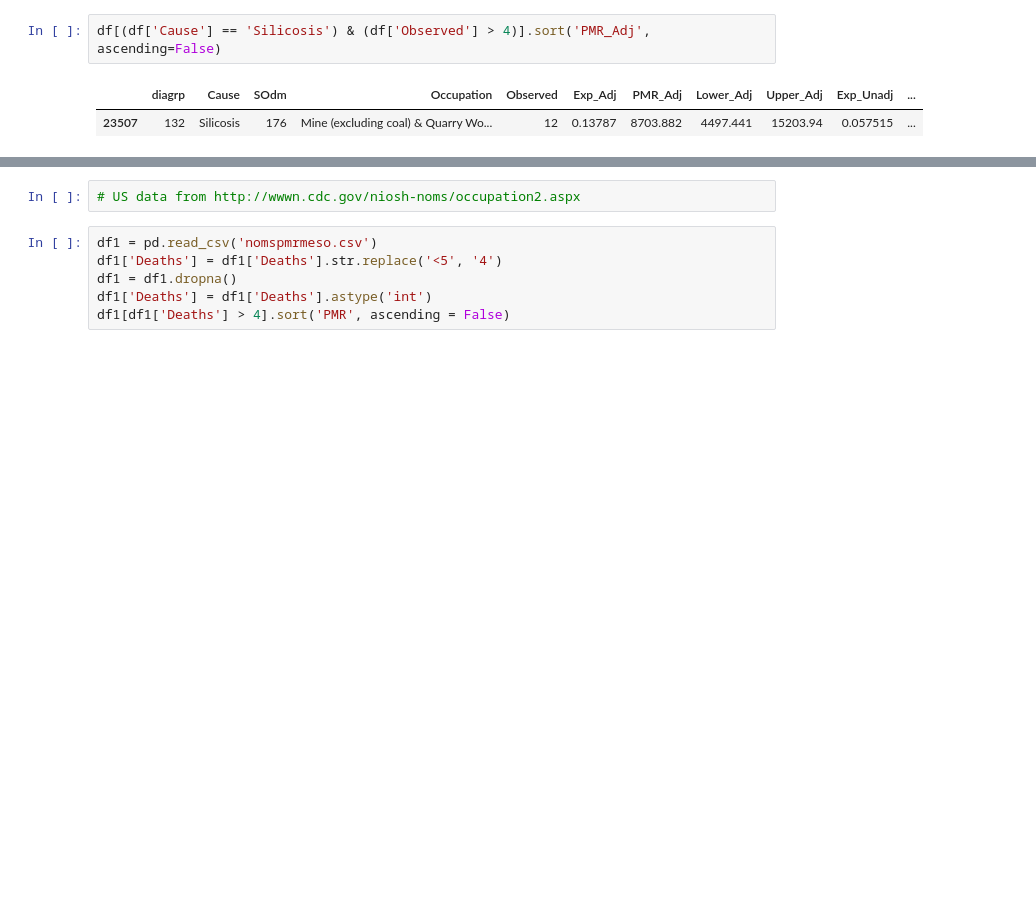
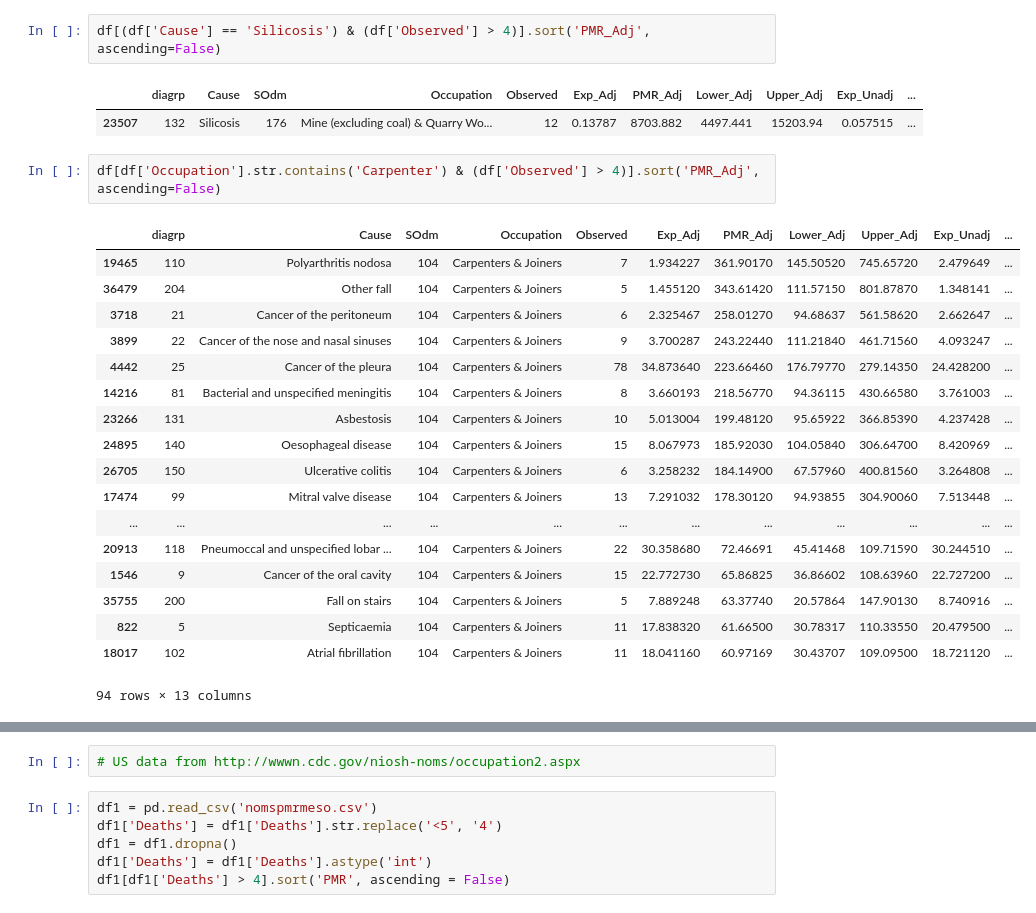
Before and after one commit to drcjar/jobdeaths, a Jupyter notebook: deathjobs.ipynb, the cells around one changed output, grey strips where cells are left out. Saved outputs shown, nothing was run; the diff lists cells and outputs as text; blank space fills up the shorter version.

```diff
--- a/deathjobs.ipynb
+++ b/deathjobs.ipynb
@@ -146,3 +129,24 @@ df[(df['Cause'] == 'Silicosis') & (df['Observed'] > 4)].sort('PMR_Adj', ascendin
 # %% [output]
 |  | diagrp | Cause | SOdm | Occupation | Observed | Exp_Adj | PMR_Adj | Lower_Adj | Upper_Adj | Exp_Unadj | ... |
 | 23507 | 132 | Silicosis | 176 | Mine (excluding coal) & Quarry Wo... | 12 | 0.13787 | 8703.882 | 4497.441 | 15203.94 | 0.057515 | ... |
+# %%
+df[df['Occupation'].str.contains('Carpenter') & (df['Observed'] > 4)].sort('PMR_Adj', ascending=False)
+# %% [output]
+|  | diagrp | Cause | SOdm | Occupation | Observed | Exp_Adj | PMR_Adj | Lower_Adj | Upper_Adj | Exp_Unadj | ... |
+| 19465 | 110 | Polyarthritis nodosa | 104 | Carpenters & Joiners | 7 | 1.934227 | 361.90170 | 145.50520 | 745.65720 | 2.479649 | ... |
+| 36479 | 204 | Other fall | 104 | Carpenters & Joiners | 5 | 1.455120 | 343.61420 | 111.57150 | 801.87870 | 1.348141 | ... |
+| 3718 | 21 | Cancer of the peritoneum | 104 | Carpenters & Joiners | 6 | 2.325467 | 258.01270 | 94.68637 | 561.58620 | 2.662647 | ... |
+| 3899 | 22 | Cancer of the nose and nasal sinuses | 104 | Carpenters & Joiners | 9 | 3.700287 | 243.22440 | 111.21840 | 461.71560 | 4.093247 | ... |
+| 4442 | 25 | Cancer of the pleura | 104 | Carpenters & Joiners | 78 | 34.873640 | 223.66460 | 176.79770 | 279.14350 | 24.428200 | ... |
+| 14216 | 81 | Bacterial and unspecified meningitis | 104 | Carpenters & Joiners | 8 | 3.660193 | 218.56770 | 94.36115 | 430.66580 | 3.761003 | ... |
+| 23266 | 131 | Asbestosis | 104 | Carpenters & Joiners | 10 | 5.013004 | 199.48120 | 95.65922 | 366.85390 | 4.237428 | ... |
+| 24895 | 140 | Oesophageal disease | 104 | Carpenters & Joiners | 15 | 8.067973 | 185.92030 | 104.05840 | 306.64700 | 8.420969 | ... |
+| 26705 | 150 | Ulcerative colitis | 104 | Carpenters & Joiners | 6 | 3.258232 | 184.14900 | 67.57960 | 400.81560 | 3.264808 | ... |
+| 17474 | 99 | Mitral valve disease | 104 | Carpenters & Joiners | 13 | 7.291032 | 178.30120 | 94.93855 | 304.90060 | 7.513448 | ... |
+| ... | ... | ... | ... | ... | ... | ... | ... | ... | ... | ... | ... |
+| 20913 | 118 | Pneumoccal and unspecified lobar ... | 104 | Carpenters & Joiners | 22 | 30.358680 | 72.46691 | 45.41468 | 109.71590 | 30.244510 | ... |
+| 1546 | 9 | Cancer of the oral cavity | 104 | Carpenters & Joiners | 15 | 22.772730 | 65.86825 | 36.86602 | 108.63960 | 22.727200 | ... |
+| 35755 | 200 | Fall on stairs | 104 | Carpenters & Joiners | 5 | 7.889248 | 63.37740 | 20.57864 | 147.90130 | 8.740916 | ... |
+| 822 | 5 | Septicaemia | 104 | Carpenters & Joiners | 11 | 17.838320 | 61.66500 | 30.78317 | 110.33550 | 20.479500 | ... |
+| 18017 | 102 | Atrial fibrillation | 104 | Carpenters & Joiners | 11 | 18.041160 | 60.97169 | 30.43707 | 109.09500 | 18.721120 | ... |
+94 rows × 13 columns
```
Also changed, not shown: parts of 17 cells of this notebook, 2 other files.
